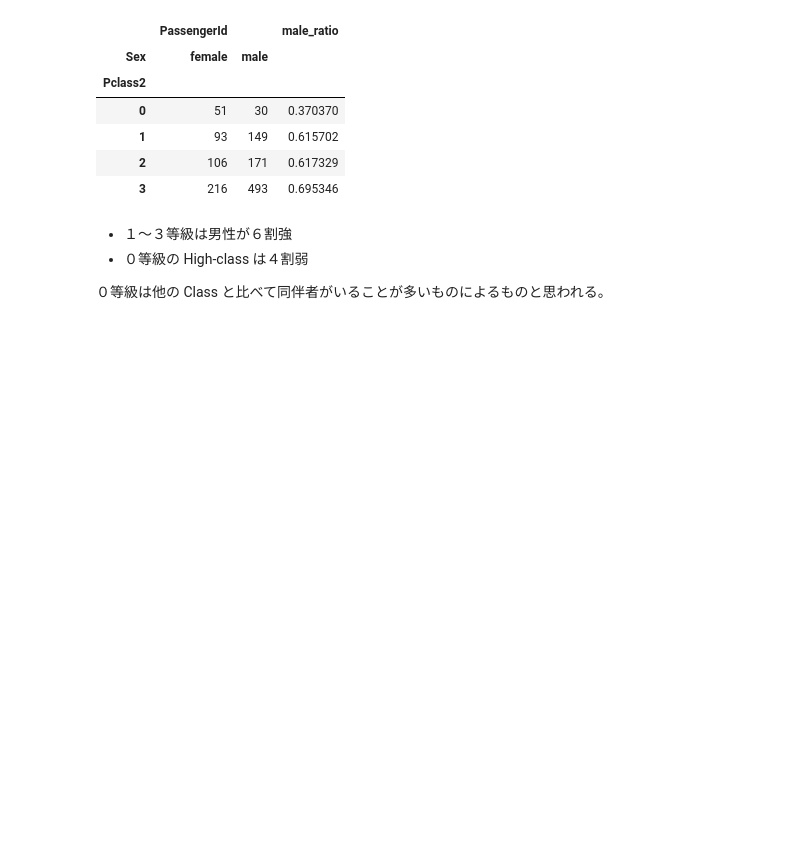
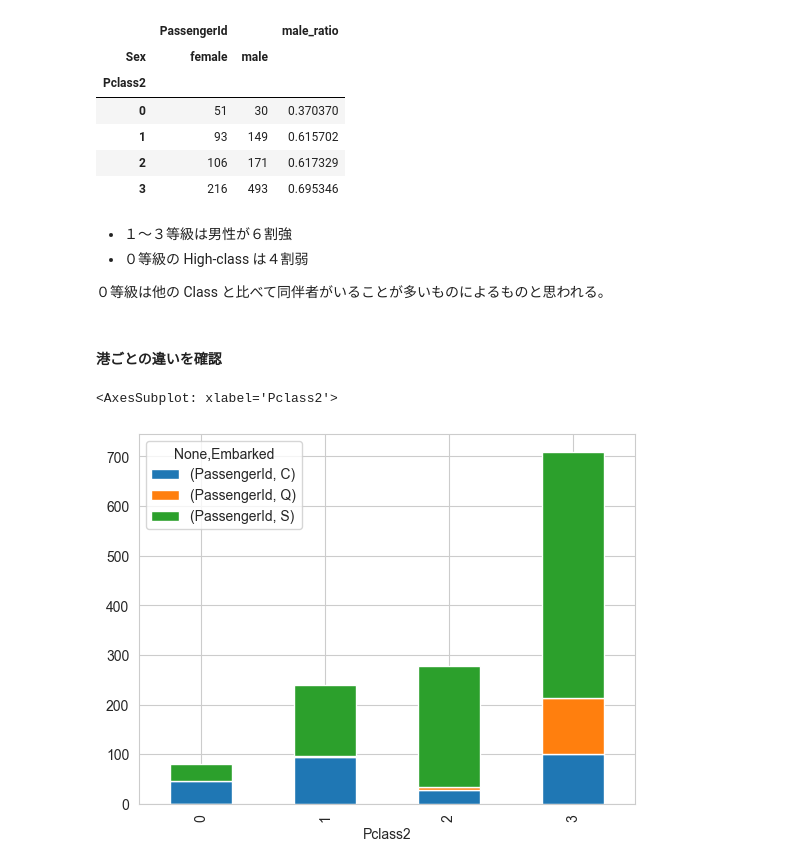
Before and after one commit to 1024xx4/kaggle_titanic, a Jupyter notebook: kaggle_titanic_another_view_point.ipynb, the cells around one changed output. Cells and saved outputs as stored; diff of their text form; code cells hidden in the pictures; blank space fills up the shorter version.

```diff
--- a/kaggle_titanic_another_view_point.ipynb
+++ b/kaggle_titanic_another_view_point.ipynb
@@ -191,3 +191,12 @@ df_Pclass_gender
 - ０等級の High-class は４割弱
 
 ０等級は他の Class と比べて同伴者がいることが多いものによるものと思われる。
+# %% [markdown]
+#### 港ごとの違いを確認
+# %%
+df_Pclass_emb = df_all[["Pclass2", "Embarked", "PassengerId"]].dropna().groupby(["Pclass2", "Embarked"]).count().unstack()
+df_Pclass_emb = df_Pclass_emb.fillna(0)
+df_Pclass_emb.plot.bar(stacked = True)
+# %% [output]
+<AxesSubplot: xlabel='Pclass2'>
+[figure, added]
```
Also changed, not shown: parts of 4 cells of this notebook.
